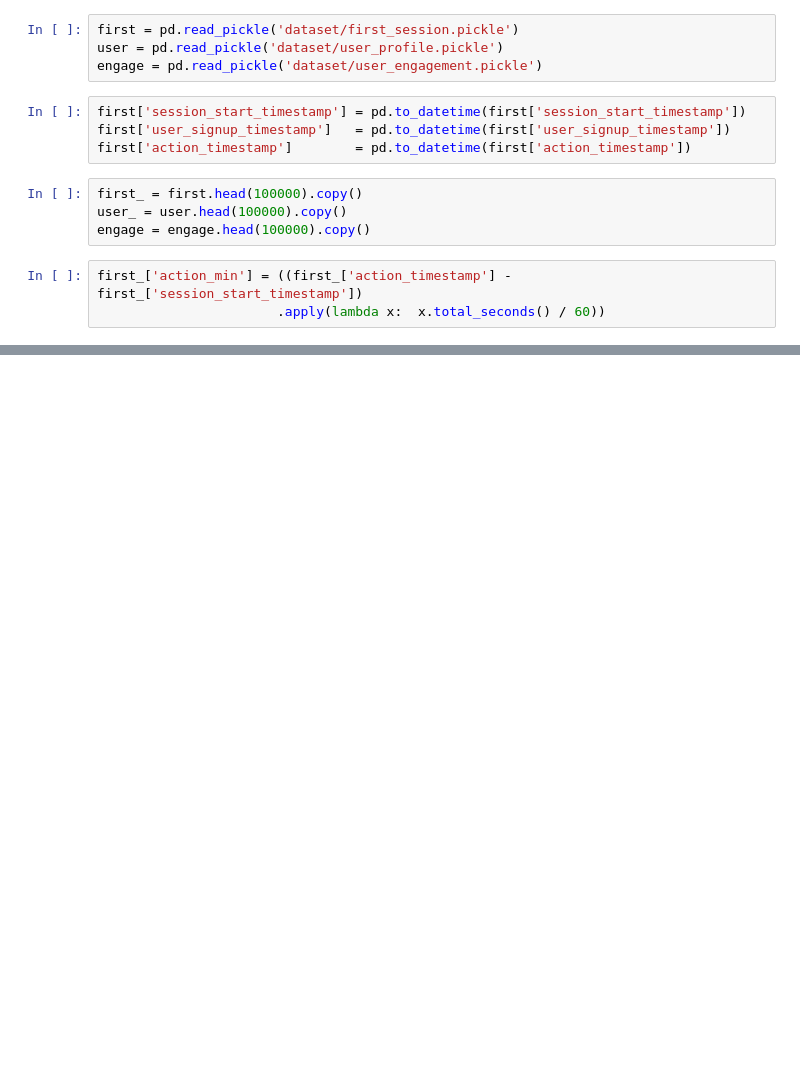
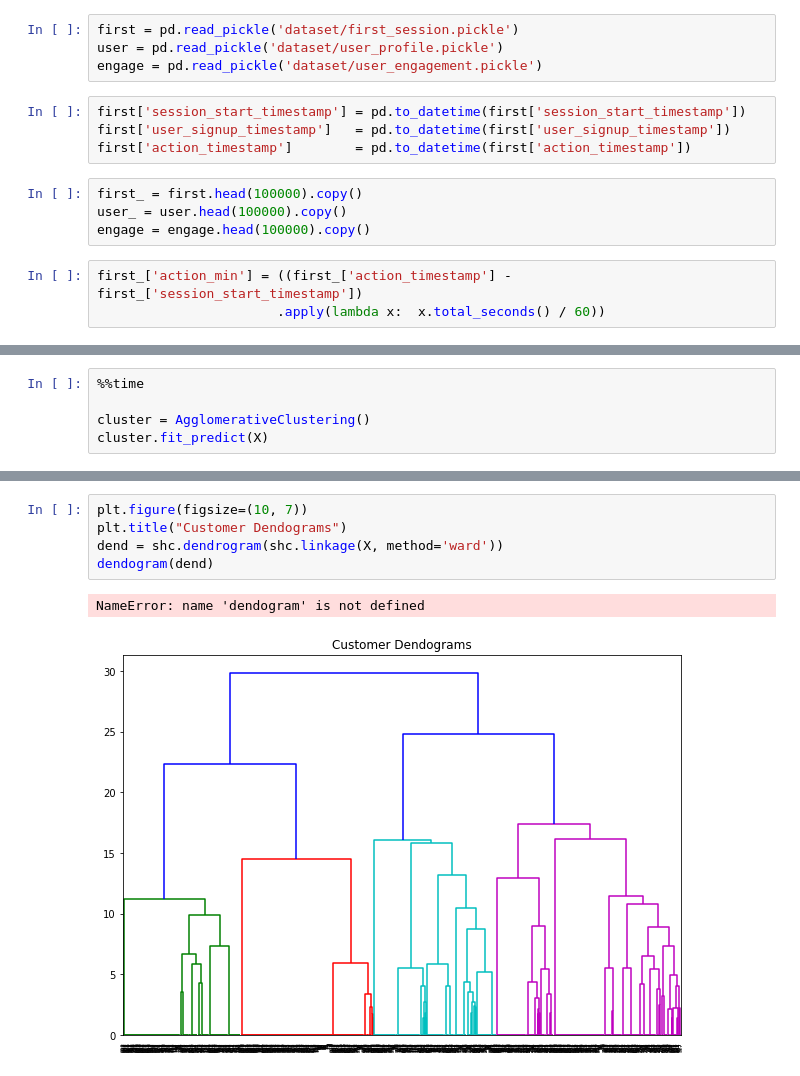
Before and after one commit to milesaturpin/datathon2018, a Jupyter notebook: miles-eda.ipynb, the cells around one changed output, grey strips where cells are left out. Saved outputs shown, nothing was run; the diff lists cells and outputs as text; blank space fills up the shorter version.

```diff
--- a/miles-eda.ipynb
+++ b/miles-eda.ipynb
@@ -80,0 +113,5 @@ Index(['action_min', 'action_type', 'page_name', 'offer_lender',
+# %%
+%%time
+
+cluster = AgglomerativeClustering()
+cluster.fit_predict(X)
@@ -80,0 +121,8 @@ Index(['action_min', 'action_type', 'page_name', 'offer_lender',
+# %%
+plt.figure(figsize=(10, 7))
+plt.title("Customer Dendograms")
+dend = shc.dendrogram(shc.linkage(X, method='ward'))
+dendogram(dend)
+# %% [output]
+NameError: name 'dendogram' is not defined
+[figure, added]
```
Also changed, not shown: parts of 16 cells of this notebook.
